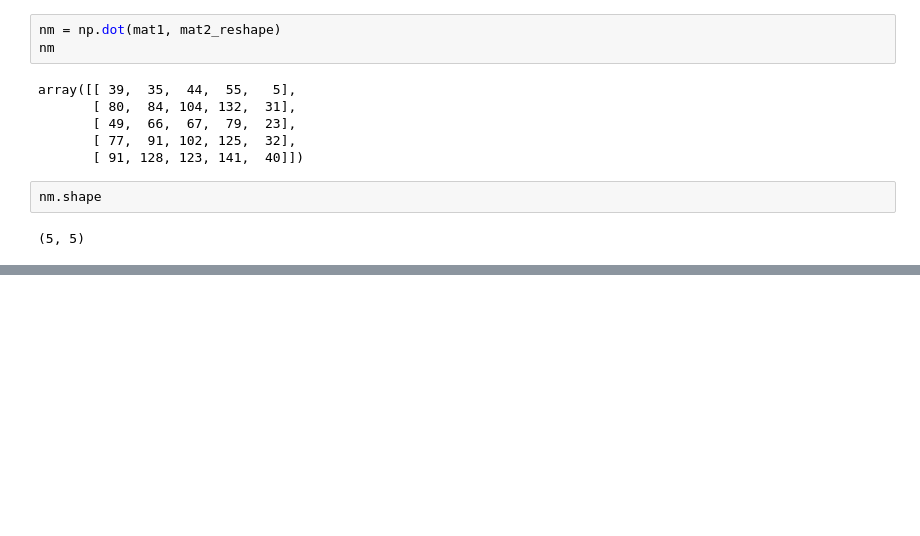
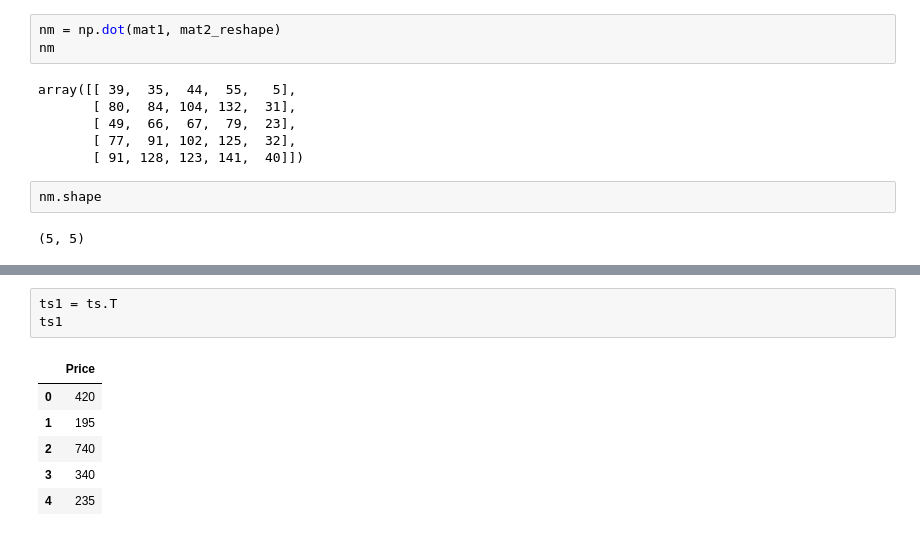
Before and after one commit to GKPSingh/M2D20, a Jupyter notebook: Learning Numpy.ipynb, the cells around one changed output, grey strips where cells are left out. Cells and saved outputs as stored; diff of their text form; blank space fills up the shorter version.

```diff
--- a/Learning Numpy.ipynb
+++ b/Learning Numpy.ipynb
@@ -677,0 +733,10 @@ nm.shape
+# %%
+ts1 = ts.T
+ts1
+# %% [output]
+|  | Price |
+| 0 | 420 |
+| 1 | 195 |
+| 2 | 740 |
+| 3 | 340 |
+| 4 | 235 |
```
Also changed, not shown: parts of 8 cells of this notebook.
